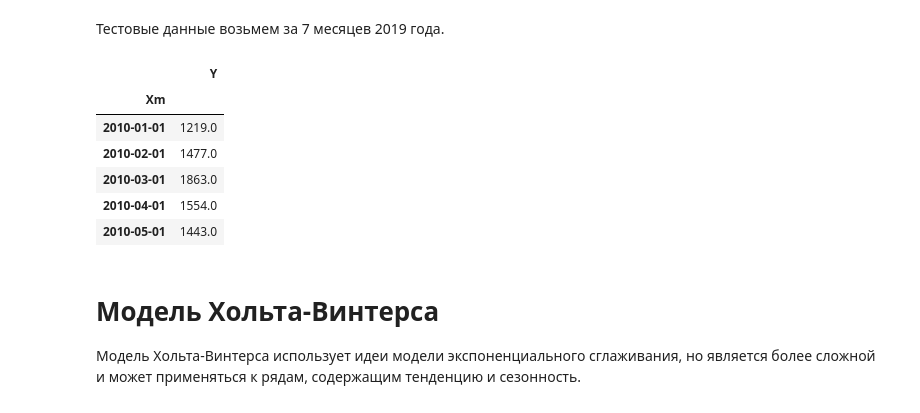
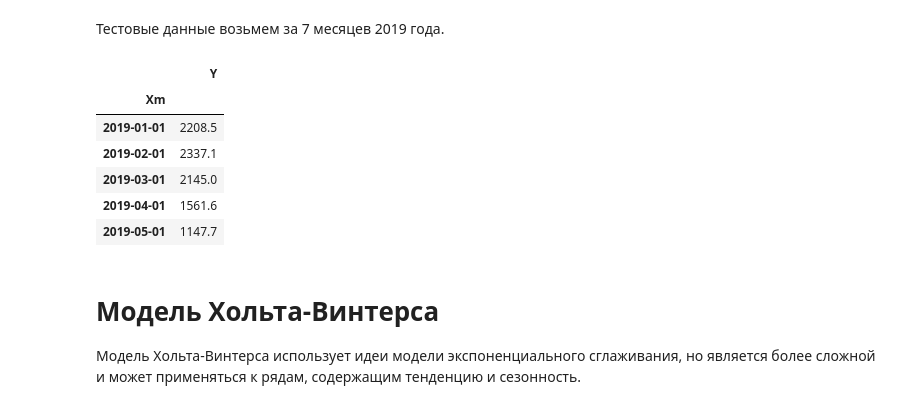
Before and after one commit to aikula/f2forecast, a Jupyter notebook: Course_f2forecast.ipynb, the cells around one changed output. Cells and saved outputs as stored; diff of their text form; code cells hidden in the pictures.

```diff
--- a/Course_f2forecast.ipynb
+++ b/Course_f2forecast.ipynb
@@ -453,15 +337,15 @@ train.head()
 Тестовые данные возьмем за 7 месяцев 2019 года.
 # %%
 test=df['2019']
-df.head()
+test.head()
 # %% [output]
 |  | Y |
 | Xm |  |
-| 2010-01-01 | 1219.0 |
-| 2010-02-01 | 1477.0 |
-| 2010-03-01 | 1863.0 |
-| 2010-04-01 | 1554.0 |
-| 2010-05-01 | 1443.0 |
+| 2019-01-01 | 2208.5 |
+| 2019-02-01 | 2337.1 |
+| 2019-03-01 | 2145.0 |
+| 2019-04-01 | 1561.6 |
+| 2019-05-01 | 1147.7 |
 # %% [markdown]
 # Модель Хольта-Винтерса
 
```
Also changed, not shown: parts of 62 cells of this notebook, 2 other files.
